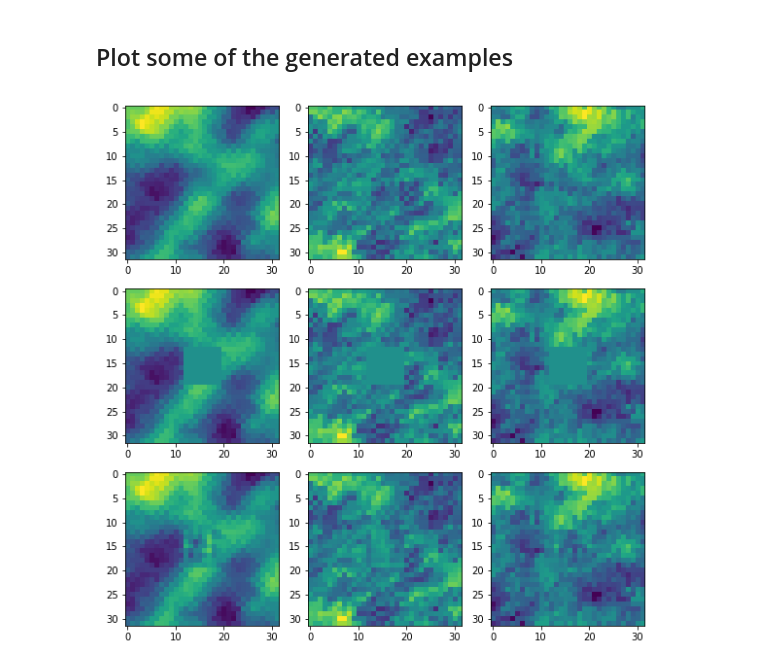
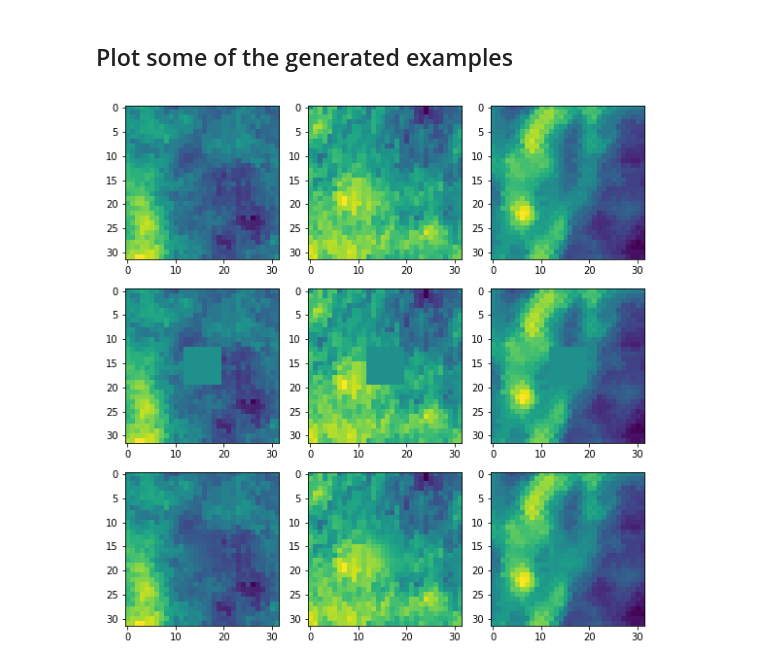
Before and after one commit to ebaxter/planck_net, a Jupyter notebook: predict_backgrounds.ipynb, the cells around one changed output. Cells and saved outputs as stored; diff of their text form; code cells hidden in the pictures.

```diff
--- a/predict_backgrounds.ipynb
+++ b/predict_backgrounds.ipynb
@@ -634,7 +634,7 @@ ax[2].legend()
 ## Plot some of the generated examples
 # %%
 from IPython.display import Image
-Image("./network_output/images/450.png")
+Image("./network_output/images/9950.png")
 #Image("./network_output/images/4500.png")
 # %% [output]
-[figure, old version]
+[figure, new version]
```
Also changed, not shown: parts of 7 cells of this notebook.
